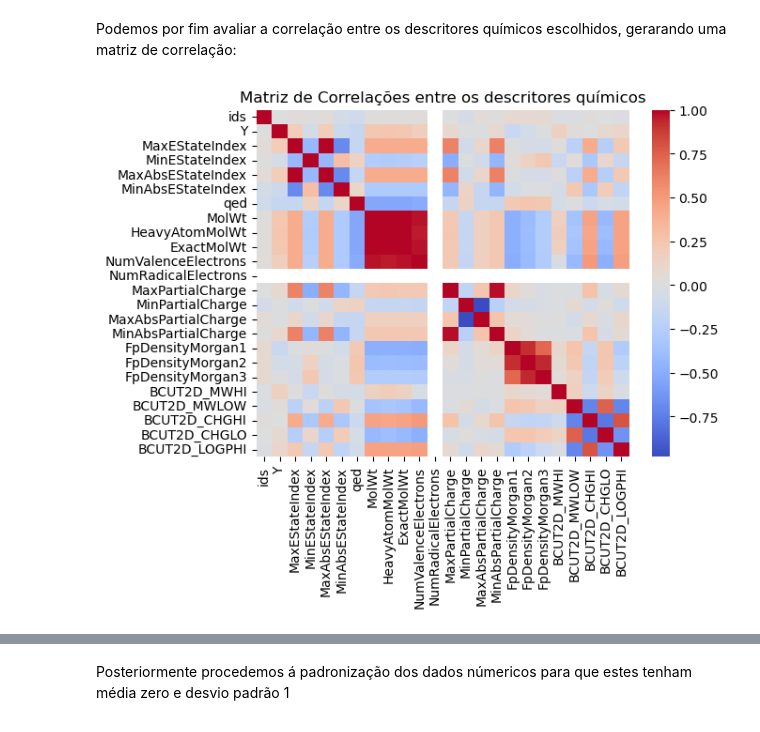
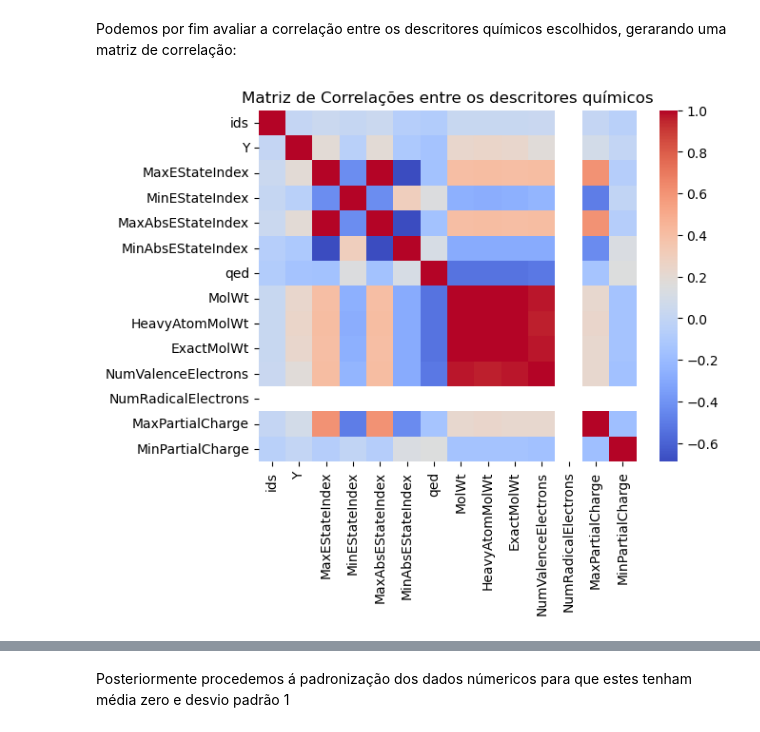
Before and after one commit to BrunoAGSa/Extra-o_Work, a Jupyter notebook: Trabalho parte 2/cyp2c9/trabalho 2.ipynb, the cells around one changed output, grey strips where cells are left out. Saved outputs shown, nothing was run; the diff lists cells and outputs as text; code cells hidden in the pictures.

```diff
--- a/Trabalho parte 2/cyp2c9/trabalho 2.ipynb
+++ b/Trabalho parte 2/cyp2c9/trabalho 2.ipynb
@@ -587,8 +526,8 @@ Lista de grupos funcionaiscom expressão diferencial não signficativa: ['fr_Ar_
 # %% [markdown]
 Podemos por fim avaliar a correlação entre os descritores químicos escolhidos,  gerarando uma matriz de correlação:
 # %%
-sns.heatmap(df.iloc[:, :25].corr(), cmap='coolwarm')
+sns.heatmap(df.iloc[:, :15].corr(), cmap='coolwarm')
 plt.title('Matriz de Correlações entre os descritores químicos')
 plt.show()
 # %% [output]
-[figure, old version]
+[figure, new version]
```
Also changed, not shown: parts of 47 cells of this notebook.
